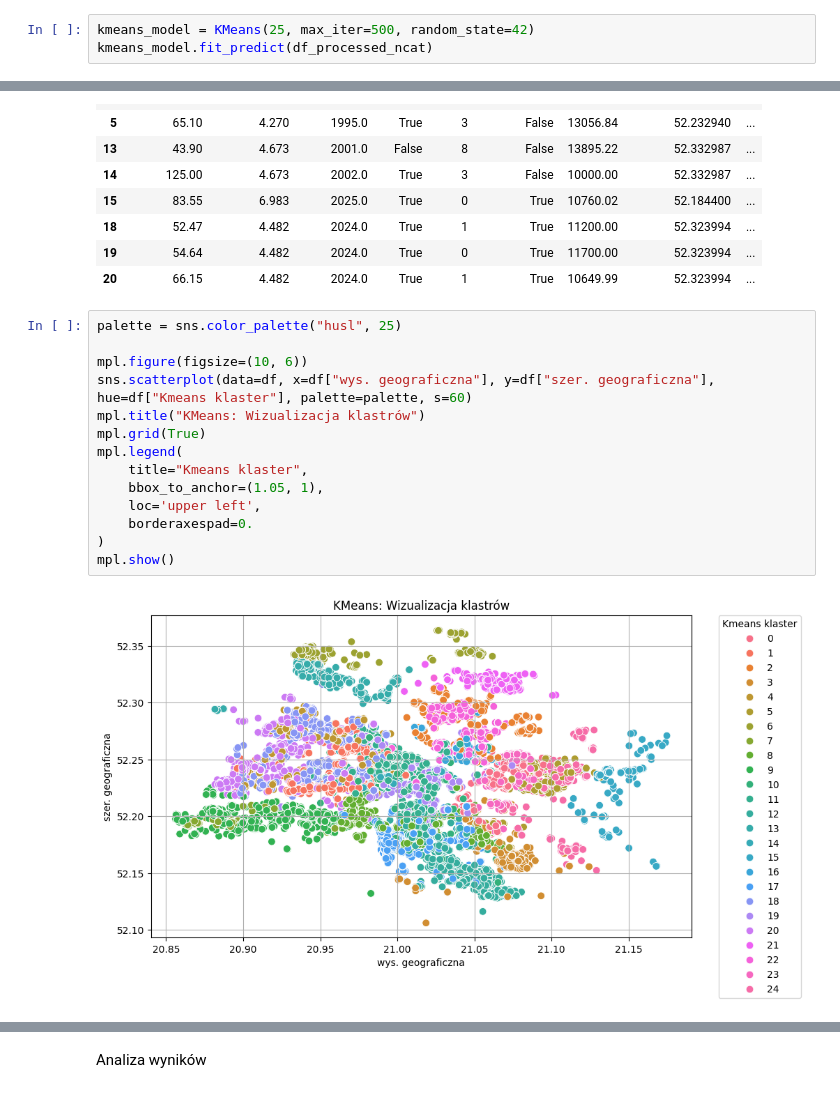
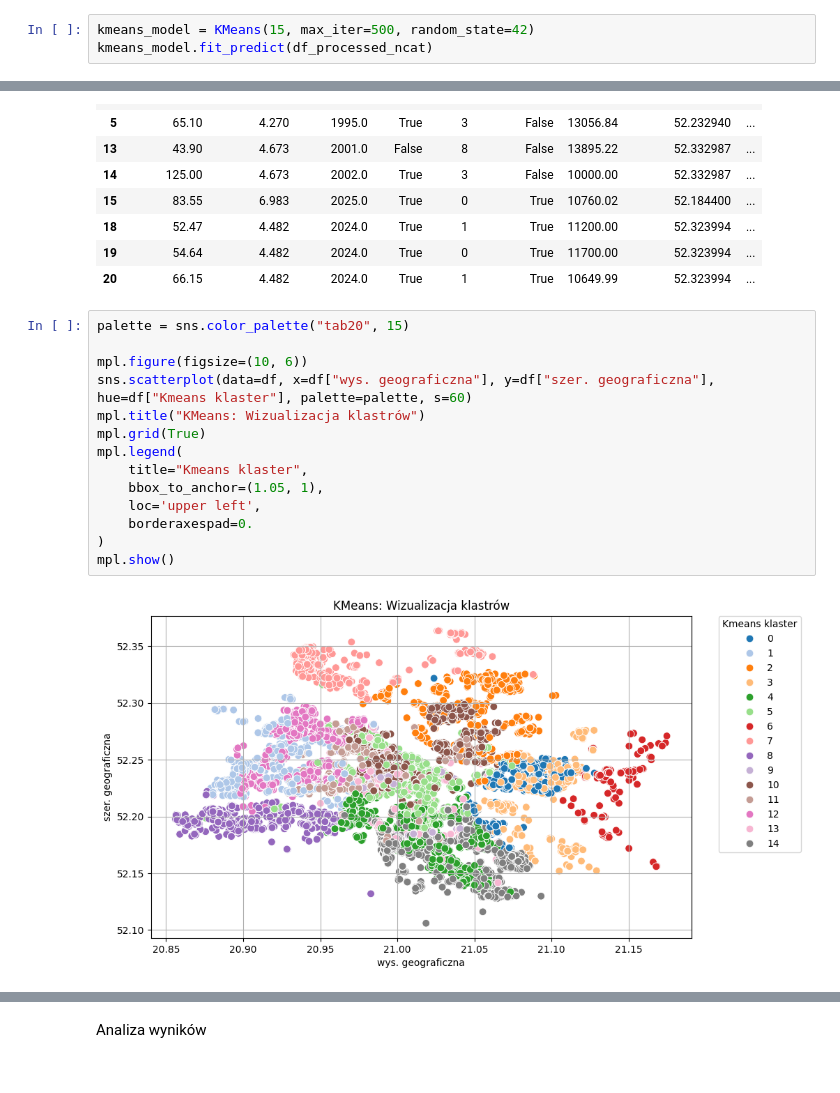
Before and after one commit to ThePhaseless/ProjectMAD, a Jupyter notebook: data_analysis.ipynb, the cells around one changed output, grey strips where cells are left out. Drawn from its saved outputs; the diff is of its cells as text.

```diff
--- a/data_analysis.ipynb
+++ b/data_analysis.ipynb
@@ -622,4 +622,4 @@ Korzystając z metody łokcia, z wykresu "WCSS score" wynika, że optymalna licz
 # %%
-kmeans_model = KMeans(25, max_iter=500, random_state=42)
+kmeans_model = KMeans(15, max_iter=500, random_state=42)
 kmeans_model.fit_predict(df_processed_ncat)
 # %% [output]
@@ -640,21 +640,21 @@ df.head(10)
 | 19 | 54.64 | 4.482 | 2024.0 | True | 0 | True | 11700.00 | 52.323994 | ... |
 | 20 | 66.15 | 4.482 | 2024.0 | True | 1 | True | 10649.99 | 52.323994 | ... |
 # %%
-palette = sns.color_palette("husl", 25)
+palette = sns.color_palette("tab20", 15)
 
 mpl.figure(figsize=(10, 6))
 sns.scatterplot(data=df, x=df["wys. geograficzna"], y=df["szer. geograficzna"], hue=df["Kmeans klaster"], palette=palette, s=60)
 mpl.title("KMeans: Wizualizacja klastrów")
 mpl.grid(True)
 mpl.legend(
     title="Kmeans klaster",
     bbox_to_anchor=(1.05, 1),
     loc='upper left',
     borderaxespad=0.
 )
 mpl.show()
 # %% [output]
-[figure, old version]
+[figure, new version]
 # %%
 df_stats = df.groupby("Kmeans klaster")[["powierzchnia", "cena_m2", "odl_od_metra","rok_budowy","piętro"]].agg(["mean", "std"])
 df_stats
```
Also changed, not shown: parts of 22 cells of this notebook.
